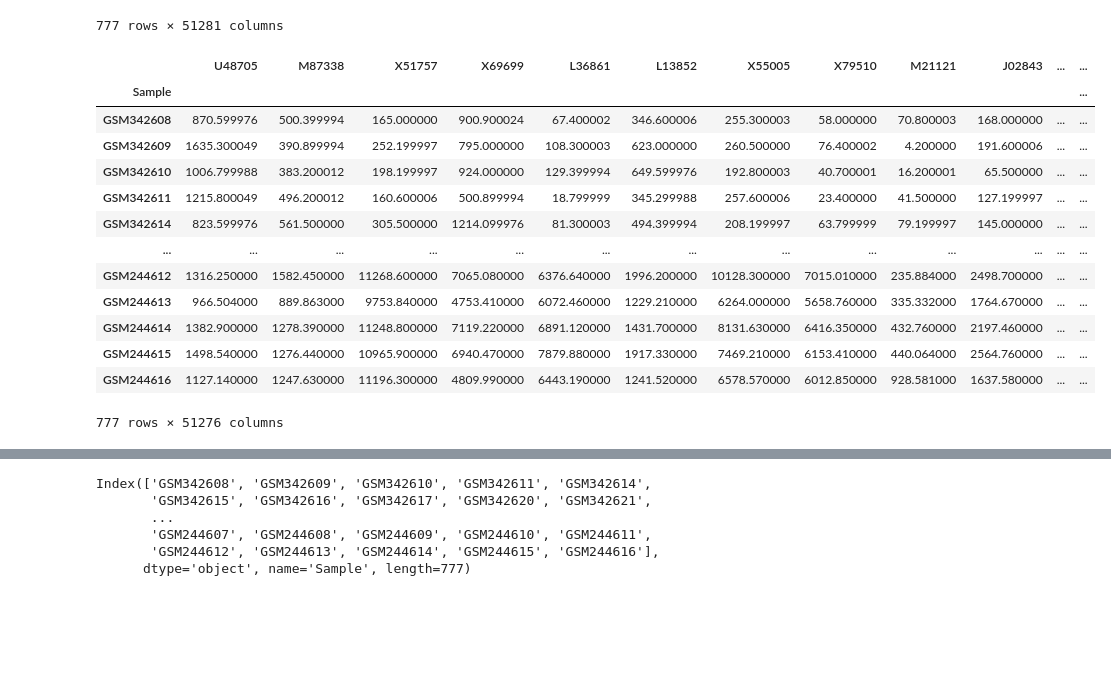
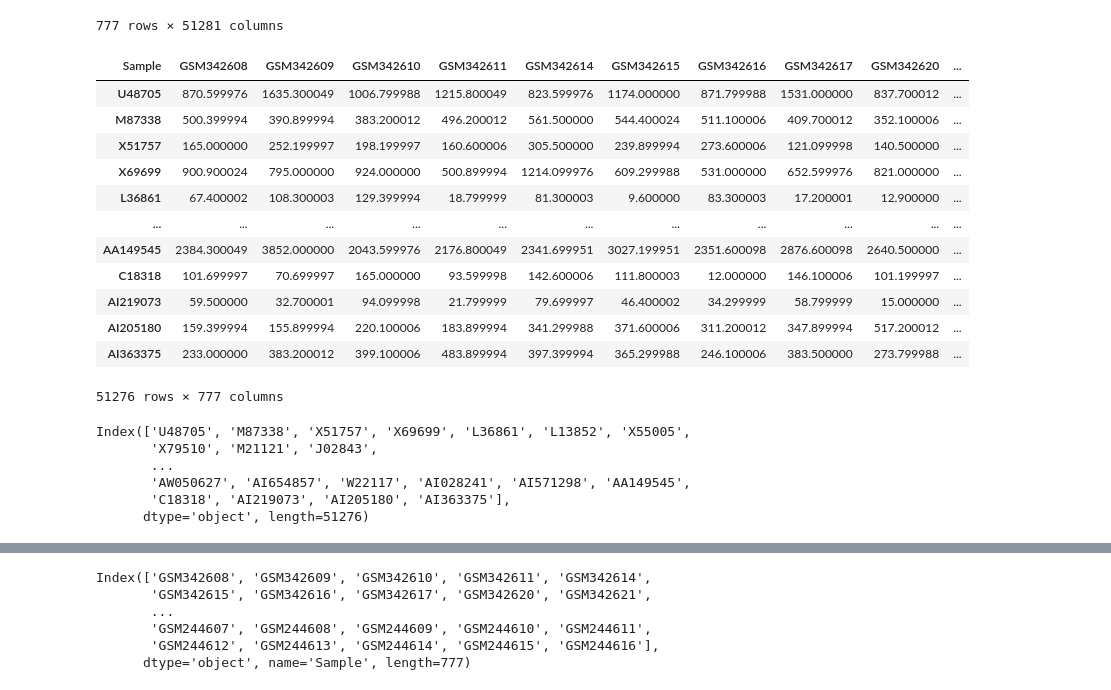
Before and after one commit to GuerreroVazquez/Test_DEG_methods-single_cell, a Jupyter notebook: batch_correction/reComBat-main/reComBat/Batch_correction_reCombat.ipynb, the cells around one changed output, grey strips where cells are left out. Cells and saved outputs as stored; diff of their text form; code cells hidden in the pictures; blank space fills up the shorter version.

```diff
--- a/batch_correction/reComBat-main/reComBat/Batch_correction_reCombat.ipynb
+++ b/batch_correction/reComBat-main/reComBat/Batch_correction_reCombat.ipynb
@@ -166,20 +172,29 @@ cts_processed.set_index("Sample",  inplace=True)
 # %%
-cts_processed
+data = cts_processed.T
+data
 # %% [output]
-|  | U48705 | M87338 | X51757 | X69699 | L36861 | L13852 | X55005 | X79510 | M21121 | J02843 | ... | ... |
-| Sample |  |  |  |  |  |  |  |  |  |  |  | ... |
-| GSM342608 | 870.599976 | 500.399994 | 165.000000 | 900.900024 | 67.400002 | 346.600006 | 255.300003 | 58.000000 | 70.800003 | 168.000000 | ... | ... |
-| GSM342609 | 1635.300049 | 390.899994 | 252.199997 | 795.000000 | 108.300003 | 623.000000 | 260.500000 | 76.400002 | 4.200000 | 191.600006 | ... | ... |
-| GSM342610 | 1006.799988 | 383.200012 | 198.199997 | 924.000000 | 129.399994 | 649.599976 | 192.800003 | 40.700001 | 16.200001 | 65.500000 | ... | ... |
-| GSM342611 | 1215.800049 | 496.200012 | 160.600006 | 500.899994 | 18.799999 | 345.299988 | 257.600006 | 23.400000 | 41.500000 | 127.199997 | ... | ... |
-| GSM342614 | 823.599976 | 561.500000 | 305.500000 | 1214.099976 | 81.300003 | 494.399994 | 208.199997 | 63.799999 | 79.199997 | 145.000000 | ... | ... |
-| ... | ... | ... | ... | ... | ... | ... | ... | ... | ... | ... | ... | ... |
-| GSM244612 | 1316.250000 | 1582.450000 | 11268.600000 | 7065.080000 | 6376.640000 | 1996.200000 | 10128.300000 | 7015.010000 | 235.884000 | 2498.700000 | ... | ... |
-| GSM244613 | 966.504000 | 889.863000 | 9753.840000 | 4753.410000 | 6072.460000 | 1229.210000 | 6264.000000 | 5658.760000 | 335.332000 | 1764.670000 | ... | ... |
-| GSM244614 | 1382.900000 | 1278.390000 | 11248.800000 | 7119.220000 | 6891.120000 | 1431.700000 | 8131.630000 | 6416.350000 | 432.760000 | 2197.460000 | ... | ... |
-| GSM244615 | 1498.540000 | 1276.440000 | 10965.900000 | 6940.470000 | 7879.880000 | 1917.330000 | 7469.210000 | 6153.410000 | 440.064000 | 2564.760000 | ... | ... |
-| GSM244616 | 1127.140000 | 1247.630000 | 11196.300000 | 4809.990000 | 6443.190000 | 1241.520000 | 6578.570000 | 6012.850000 | 928.581000 | 1637.580000 | ... | ... |
+| Sample | GSM342608 | GSM342609 | GSM342610 | GSM342611 | GSM342614 | GSM342615 | GSM342616 | GSM342617 | GSM342620 | ... |
+| U48705 | 870.599976 | 1635.300049 | 1006.799988 | 1215.800049 | 823.599976 | 1174.000000 | 871.799988 | 1531.000000 | 837.700012 | ... |
+| M87338 | 500.399994 | 390.899994 | 383.200012 | 496.200012 | 561.500000 | 544.400024 | 511.100006 | 409.700012 | 352.100006 | ... |
+| X51757 | 165.000000 | 252.199997 | 198.199997 | 160.600006 | 305.500000 | 239.899994 | 273.600006 | 121.099998 | 140.500000 | ... |
+| X69699 | 900.900024 | 795.000000 | 924.000000 | 500.899994 | 1214.099976 | 609.299988 | 531.000000 | 652.599976 | 821.000000 | ... |
+| L36861 | 67.400002 | 108.300003 | 129.399994 | 18.799999 | 81.300003 | 9.600000 | 83.300003 | 17.200001 | 12.900000 | ... |
+| ... | ... | ... | ... | ... | ... | ... | ... | ... | ... | ... |
+| AA149545 | 2384.300049 | 3852.000000 | 2043.599976 | 2176.800049 | 2341.699951 | 3027.199951 | 2351.600098 | 2876.600098 | 2640.500000 | ... |
+| C18318 | 101.699997 | 70.699997 | 165.000000 | 93.599998 | 142.600006 | 111.800003 | 12.000000 | 146.100006 | 101.199997 | ... |
+| AI219073 | 59.500000 | 32.700001 | 94.099998 | 21.799999 | 79.699997 | 46.400002 | 34.299999 | 58.799999 | 15.000000 | ... |
+| AI205180 | 159.399994 | 155.899994 | 220.100006 | 183.899994 | 341.299988 | 371.600006 | 311.200012 | 347.899994 | 517.200012 | ... |
+| AI363375 | 233.000000 | 383.200012 | 399.100006 | 483.899994 | 397.399994 | 365.299988 | 246.100006 | 383.500000 | 273.799988 | ... |
-777 rows × 51276 columns
+51276 rows × 777 columns
+# %%
+cts_processed.columns
+# %% [output]
+Index(['U48705', 'M87338', 'X51757', 'X69699', 'L36861', 'L13852', 'X55005',
+       'X79510', 'M21121', 'J02843',
+       ...
+       'AW050627', 'AI654857', 'W22117', 'AI028241', 'AI571298', 'AA149545',
+       'C18318', 'AI219073', 'AI205180', 'AI363375'],
+      dtype='object', length=51276)
 # %%
 #!pip install combat
 # %%
```
Also changed, not shown: parts of 37 cells of this notebook, 2 other files.
